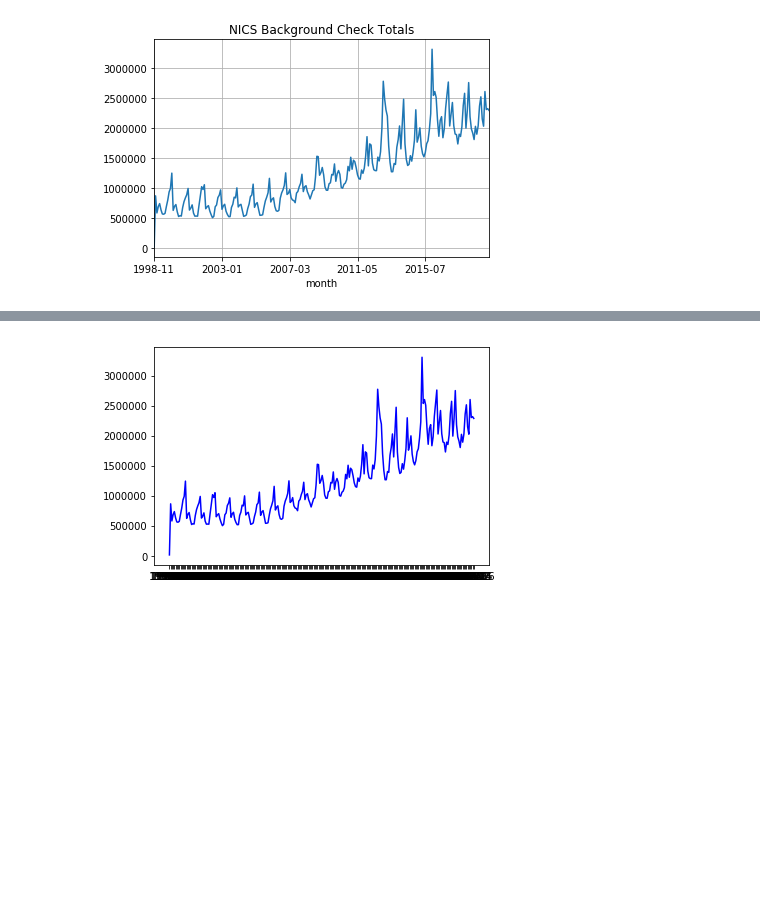
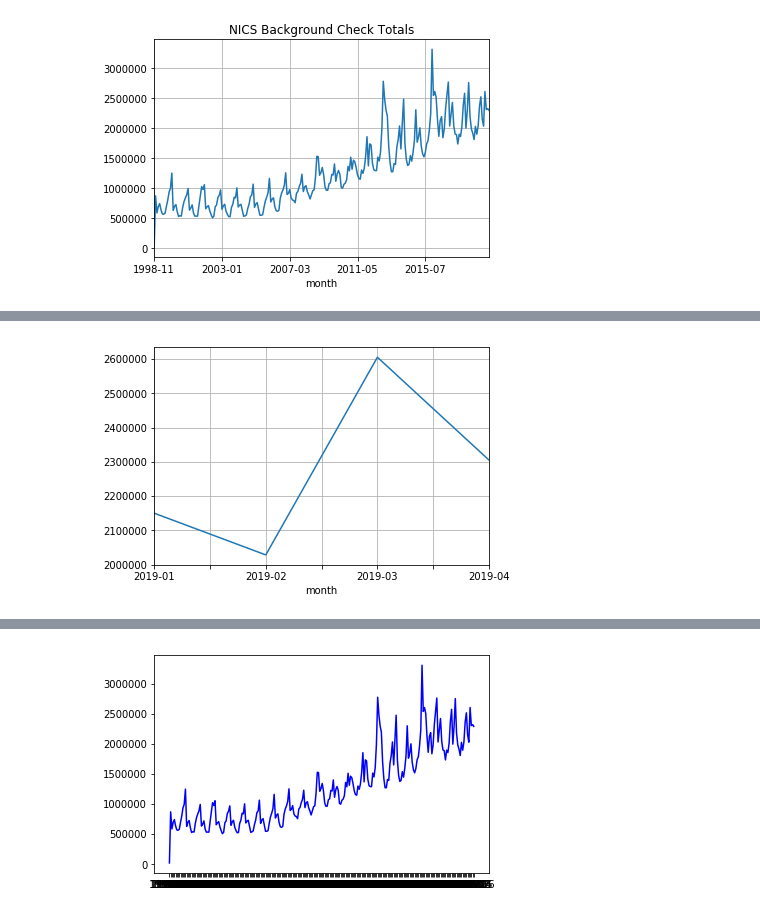
Before and after one commit to vabigdatamover/dream-team, a Jupyter notebook: GraphingFirearms_v1_Mike.ipynb, the cells around one changed output, grey strips where cells are left out. Saved outputs shown, nothing was run; the diff lists cells and outputs as text; code cells hidden in the pictures; blank space fills up the shorter version.

Commit message:
Added zoomed in plot

```diff
--- a/GraphingFirearms_v1_Mike.ipynb
+++ b/GraphingFirearms_v1_Mike.ipynb
@@ -41,7 +41,10 @@ firearms_data.head(1)
 # Creating a subset DataFrame
 bkgnd_chk_tot_data = pd.DataFrame(firearms_data,
                             columns=['month', 'state', 'totals'])
-bkgnd_chk_tot_data.head()
+
+bct_data=bkgnd_chk_tot_data
+#bkgnd_chk_tot_data.head()
+bct_data.head()
 # %% [output]
 |  | month | state | totals |
 | 0 | 2019-06 | Alabama | 42898 |
@@ -77,3 +78,6 @@ plt.title('NICS Background Check Totals')
 plt.savefig('output/t_chk_per_month.png', bbox_inches="tight")
 # %% [output]
 [figure]
+# %%
+bct_2019 = bct_data[bct_data['month'] >'2019-01'].groupby(['month'])['totals'].sum()
+bct_2019.head()
@@ -79,0 +92,7 @@ plt.savefig('output/t_chk_per_month.png', bbox_inches="tight")
+# %%
+ax1 = bct_2019.plot.line(x='month', y='totals')
+
+# Adding grid, title, and labels
+plt.grid(True)
+# %% [output]
+[figure, added]
```
Also changed, not shown: parts of 6 cells of this notebook, 1 other file.
